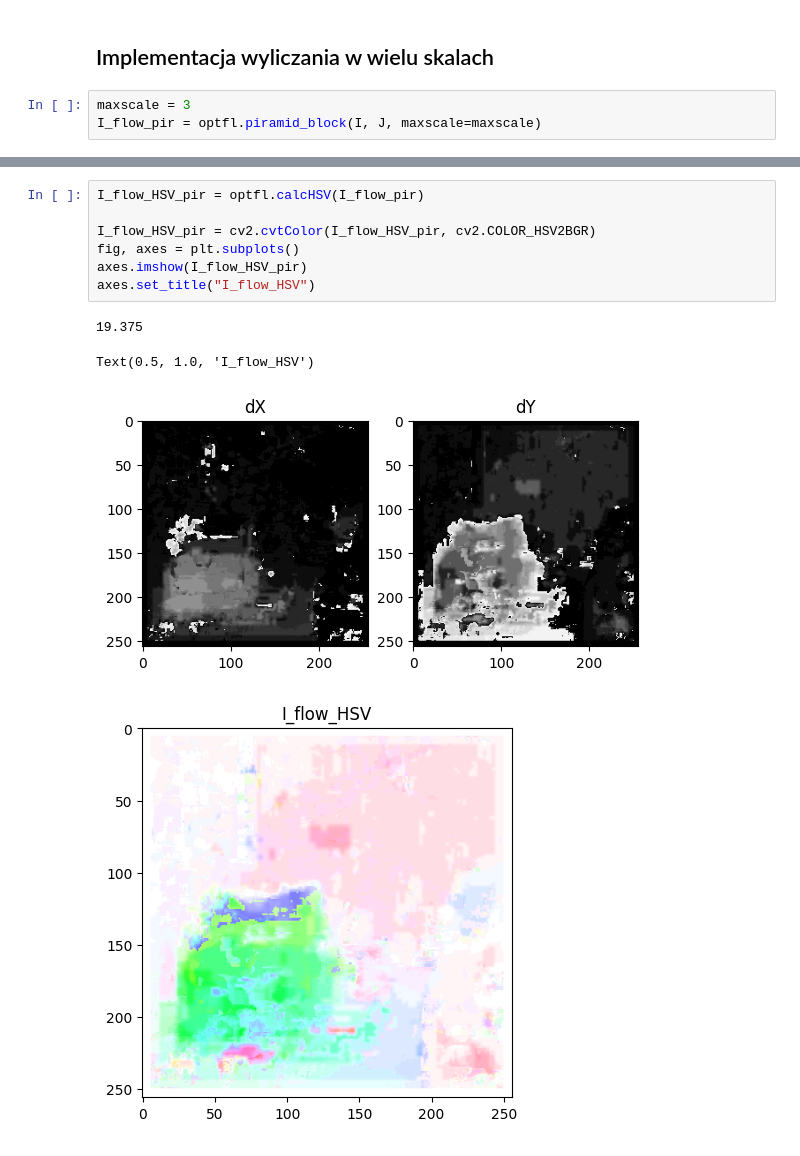
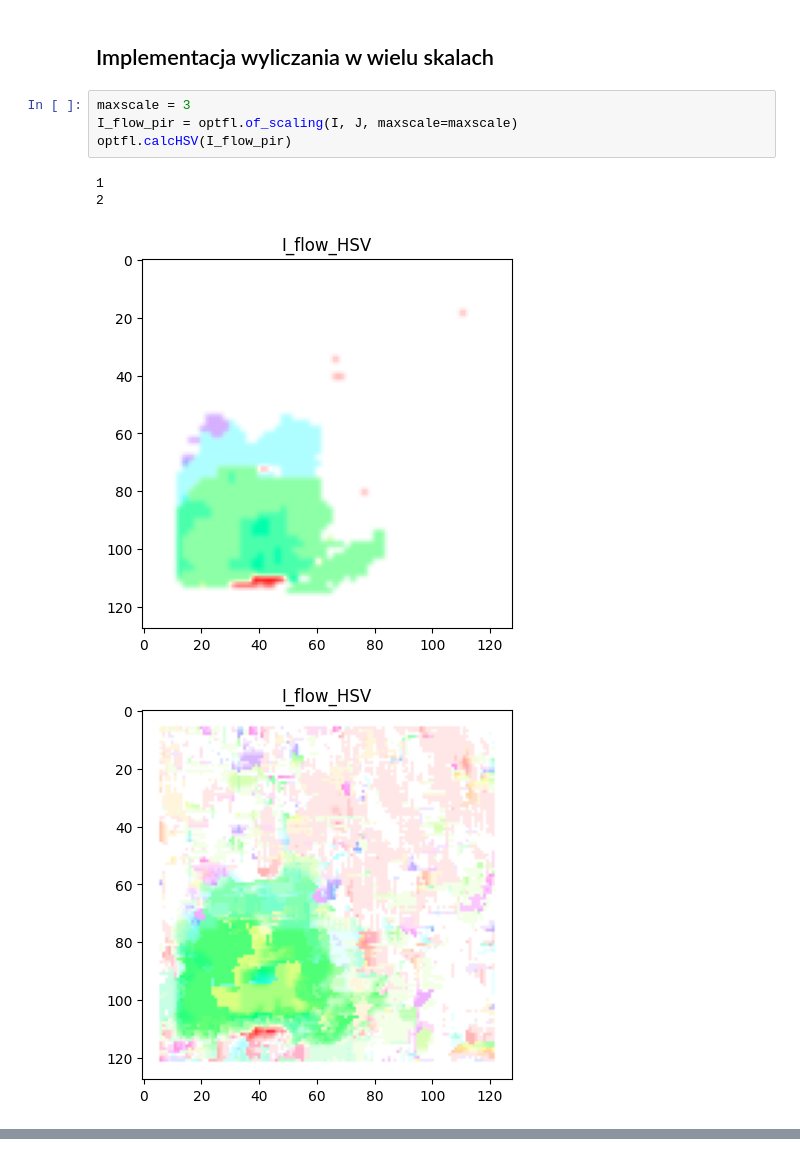
Before and after one commit to jrosa02/ZAW-2025S, a Jupyter notebook: lab04_of/main.ipynb, the cells around one changed output, grey strips where cells are left out. Saved outputs shown, nothing was run; the diff lists cells and outputs as text.

```diff
--- a/lab04_of/main.ipynb
+++ b/lab04_of/main.ipynb
@@ -197,4 +226,10 @@ plt.show()
 ## Implementacja wyliczania w wielu skalach
 # %%
 maxscale = 3
-I_flow_pir = optfl.piramid_block(I, J, maxscale=maxscale)
+I_flow_pir = optfl.of_scaling(I, J, maxscale=maxscale)
+optfl.calcHSV(I_flow_pir)
+# %% [output]
+1
+2
+[figure, added]
+[figure, added]
@@ -201,12 +236,0 @@ I_flow_pir = optfl.piramid_block(I, J, maxscale=maxscale)
-# %%
-I_flow_HSV_pir = optfl.calcHSV(I_flow_pir)
-
-I_flow_HSV_pir = cv2.cvtColor(I_flow_HSV_pir, cv2.COLOR_HSV2BGR)
-fig, axes = plt.subplots()
-axes.imshow(I_flow_HSV_pir)
-axes.set_title("I_flow_HSV")
-# %% [output]
-19.375
-Text(0.5, 1.0, 'I_flow_HSV')
-[figure, removed]
-[figure, removed]
```
Also changed, not shown: parts of 6 cells of this notebook.
